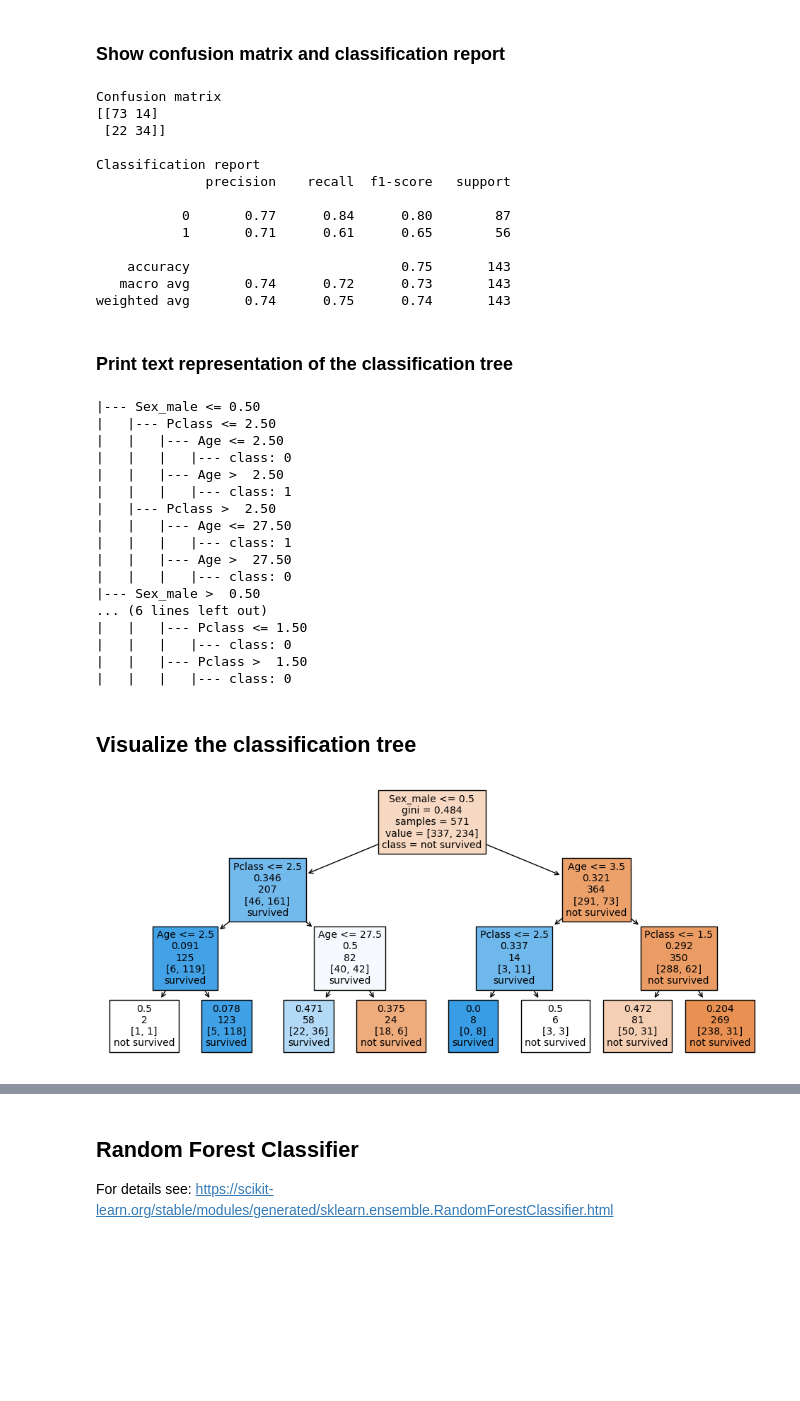
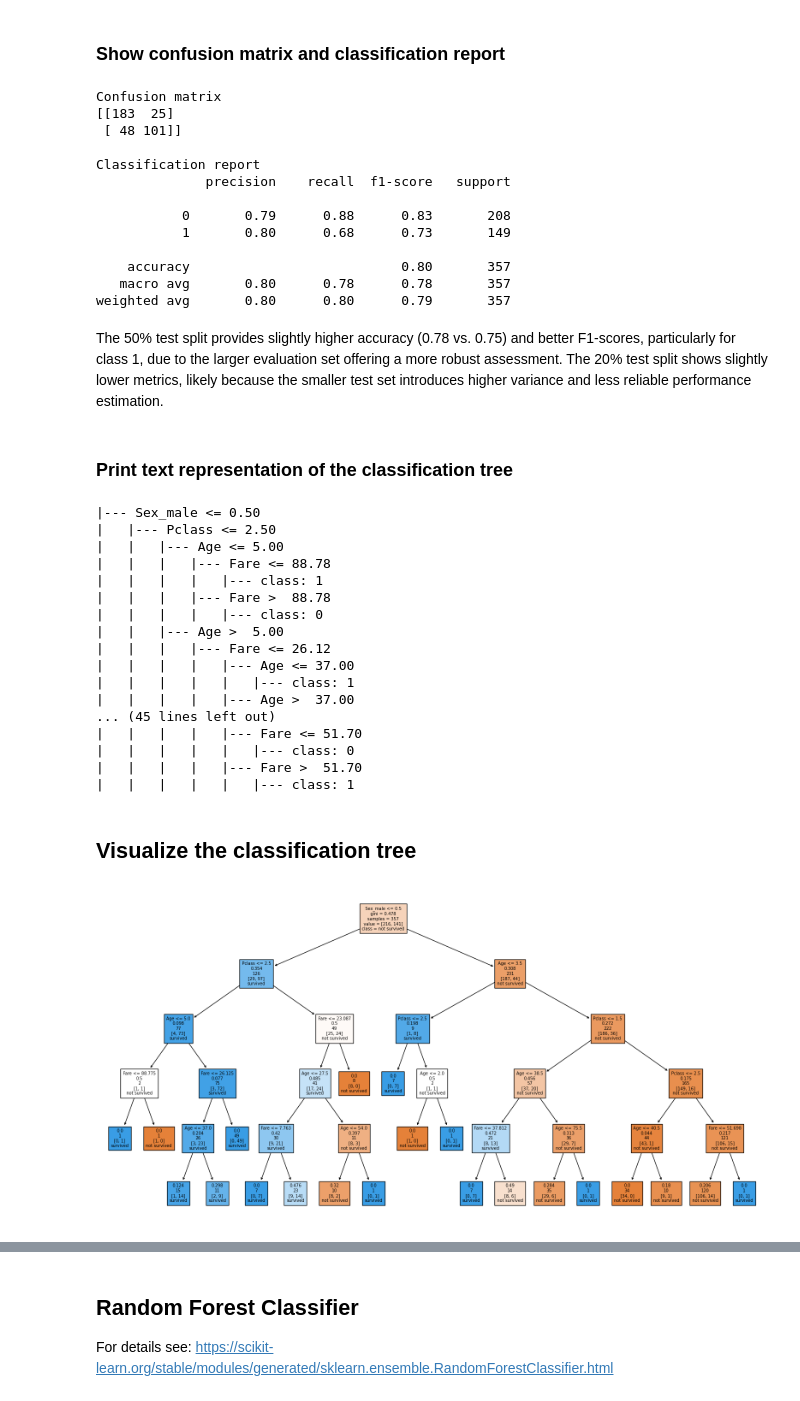
Before and after one commit to darioholenstein/data_analytics, a Jupyter notebook: Week_09/classification_analysis_titanic.ipynb, the cells around one changed output, grey strips where cells are left out. Cells and saved outputs as stored; diff of their text form; code cells hidden in the pictures; blank space fills up the shorter version.

```diff
--- a/Week_09/classification_analysis_titanic.ipynb
+++ b/Week_09/classification_analysis_titanic.ipynb
@@ -173,7 +173,7 @@ X_train, X_test, y_train, y_test = train_test_split(df_titanic[['Age',
                                                                 'Pclass',
                                                                 'Fare']],
                                                                 df_titanic['Survived'],
-                                                                test_size=0.20,
+                                                                test_size=0.50,
                                                                 random_state=42)
 
 # Show X_train
@@ -204,7 +204,7 @@ Name: Survived, dtype: int64
 # %%
 # Initialize the classification tree model
 clf = DecisionTreeClassifier(random_state=20,
-                             max_depth=3)
+                             max_depth=5)
 
 # Train the classification tree model
 clf = clf.fit(X_train, y_train)
@@ -232,18 +242,21 @@ print('Classification report')
 print(classification_report(y_test, y_pred))
 # %% [output]
 Confusion matrix
-[[73 14]
- [22 34]]
+[[183  25]
+ [ 48 101]]
 
 Classification report
               precision    recall  f1-score   support
 
-           0       0.77      0.84      0.80        87
-           1       0.71      0.61      0.65        56
+           0       0.79      0.88      0.83       208
+           1       0.80      0.68      0.73       149
 
-    accuracy                           0.75       143
-   macro avg       0.74      0.72      0.73       143
-weighted avg       0.74      0.75      0.74       143
+    accuracy                           0.80       357
+   macro avg       0.80      0.78      0.78       357
+weighted avg       0.80      0.80      0.79       357
+# %% [markdown]
+
+The 50% test split provides slightly higher accuracy (0.78 vs. 0.75) and better F1-scores, particularly for class 1, due to the larger evaluation set offering a more robust assessment. The 20% test split shows slightly lower metrics, likely because the smaller test set introduces higher variance and less reliable performance estimation.
 # %% [markdown]
 ### Print text representation of the classification tree
 # %%
@@ -256,31 +269,31 @@ print(text_rep)
 # %% [output]
 |--- Sex_male <= 0.50
 |   |--- Pclass <= 2.50
-|   |   |--- Age <= 2.50
-|   |   |   |--- class: 0
-|   |   |--- Age >  2.50
-|   |   |   |--- class: 1
-|   |--- Pclass >  2.50
-|   |   |--- Age <= 27.50
-|   |   |   |--- class: 1
-|   |   |--- Age >  27.50
-|   |   |   |--- class: 0
-|--- Sex_male >  0.50
-... (6 lines left out)
-|   |   |--- Pclass <= 1.50
-|   |   |   |--- class: 0
-|   |   |--- Pclass >  1.50
-|   |   |   |--- class: 0
+|   |   |--- Age <= 5.00
+|   |   |   |--- Fare <= 88.78
+|   |   |   |   |--- class: 1
+|   |   |   |--- Fare >  88.78
+|   |   |   |   |--- class: 0
+|   |   |--- Age >  5.00
+|   |   |   |--- Fare <= 26.12
+|   |   |   |   |--- Age <= 37.00
+|   |   |   |   |   |--- class: 1
+|   |   |   |   |--- Age >  37.00
+... (45 lines left out)
+|   |   |   |   |--- Fare <= 51.70
+|   |   |   |   |   |--- class: 0
+|   |   |   |   |--- Fare >  51.70
+|   |   |   |   |   |--- class: 1
 # %% [markdown]
 ## Visualize the classification tree
 # %%
 # For the meaning of numbers in boxes see root node
-fig = plt.figure(figsize=(12,5))
+fig = plt.figure(figsize=(20,10))
 tree_plot = tree.plot_tree(clf,
                    feature_names=list(X_train.columns),
                    class_names=['not survived', 'survived'],
                    filled=True,
-                   fontsize=10,
+                   fontsize=7,
                    label='root')
 # %% [output]
-[figure, old version]
+[figure, new version]
```
Also changed, not shown: parts of 6 cells of this notebook, 3 other files.
